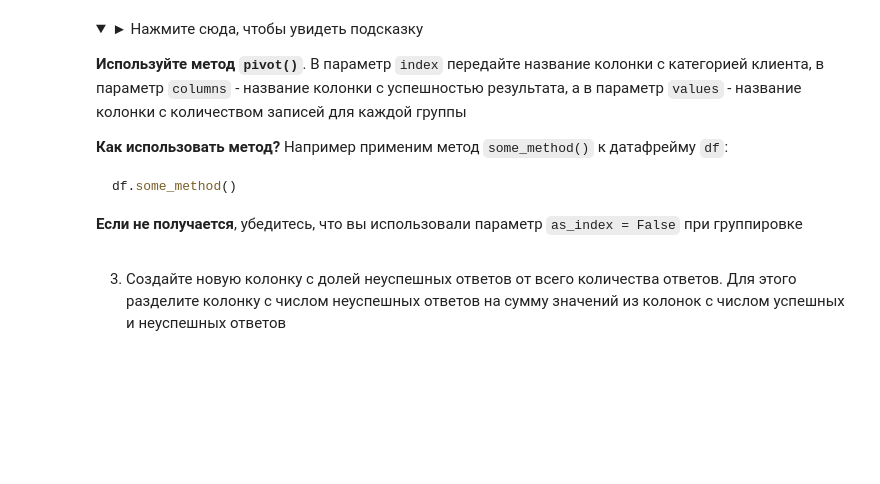
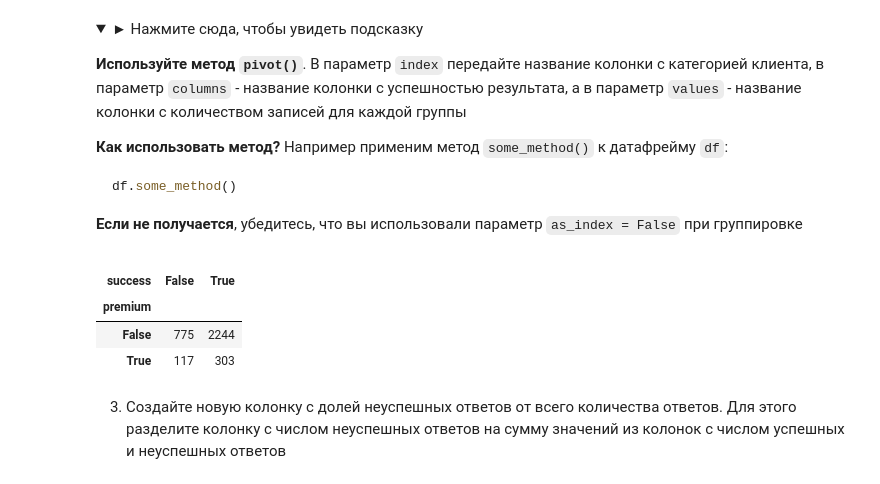
Before and after one commit to mergenva/karpov, a Jupyter notebook: Lesson_2_pandas/3_task/3_advanced_calculations_and_visualization_Homework.ipynb, the cells around one changed output. Cells and saved outputs as stored; diff of their text form; code cells hidden in the pictures; folded sections open; blank space fills up the shorter version.

```diff
--- a/Lesson_2_pandas/3_task/3_advanced_calculations_and_visualization_Homework.ipynb
+++ b/Lesson_2_pandas/3_task/3_advanced_calculations_and_visualization_Homework.ipynb
@@ -791,3 +794,13 @@ df.some_method()
+# %%
+# Ваш код здесь
+
+table3 = df3.pivot(index='premium', columns='success', values='client')
+table3
+# %% [output]
+| success | False | True |
+| premium |  |  |
+| False | 775 | 2244 |
+| True | 117 | 303 |
 # %% [markdown]
 3. Создайте новую колонку с долей неуспешных ответов от всего количества ответов. Для этого разделите колонку с числом неуспешных ответов на сумму значений из колонок с числом успешных и неуспешных ответов
 # %% [markdown]
```
Also changed, not shown: parts of 8 cells of this notebook.
